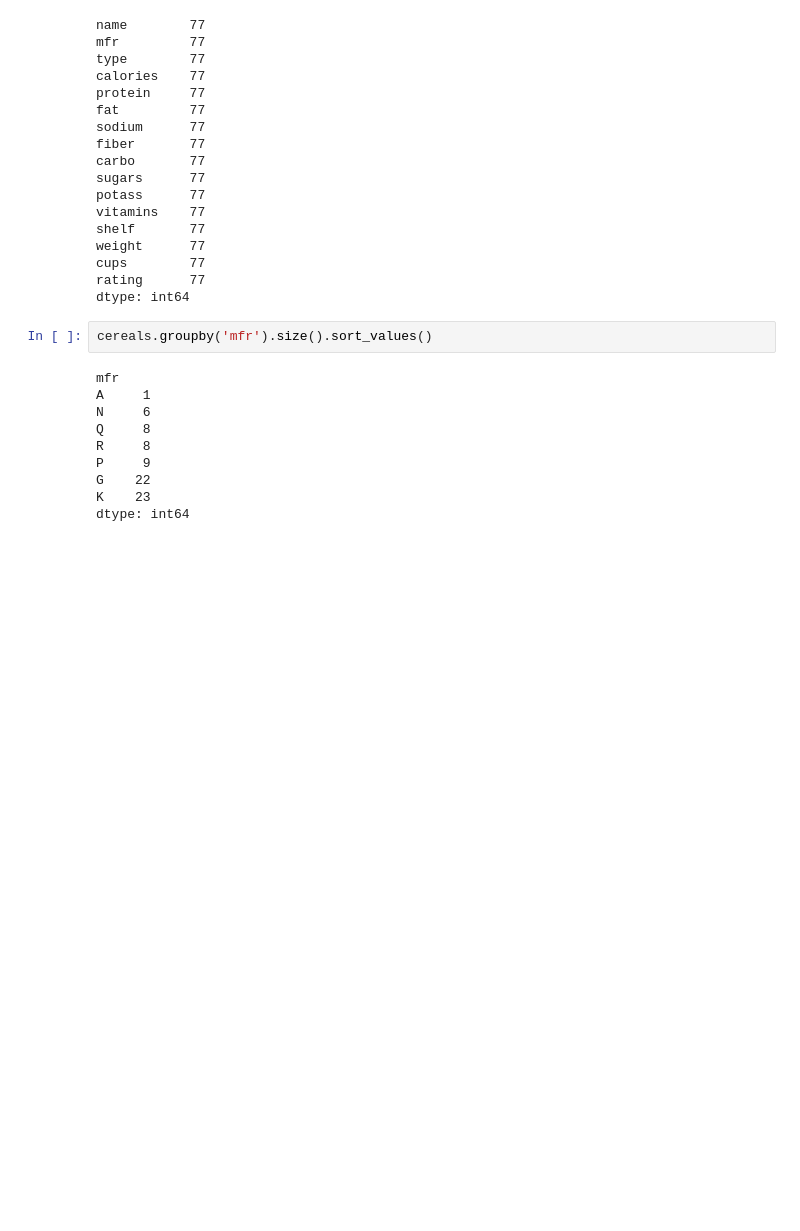
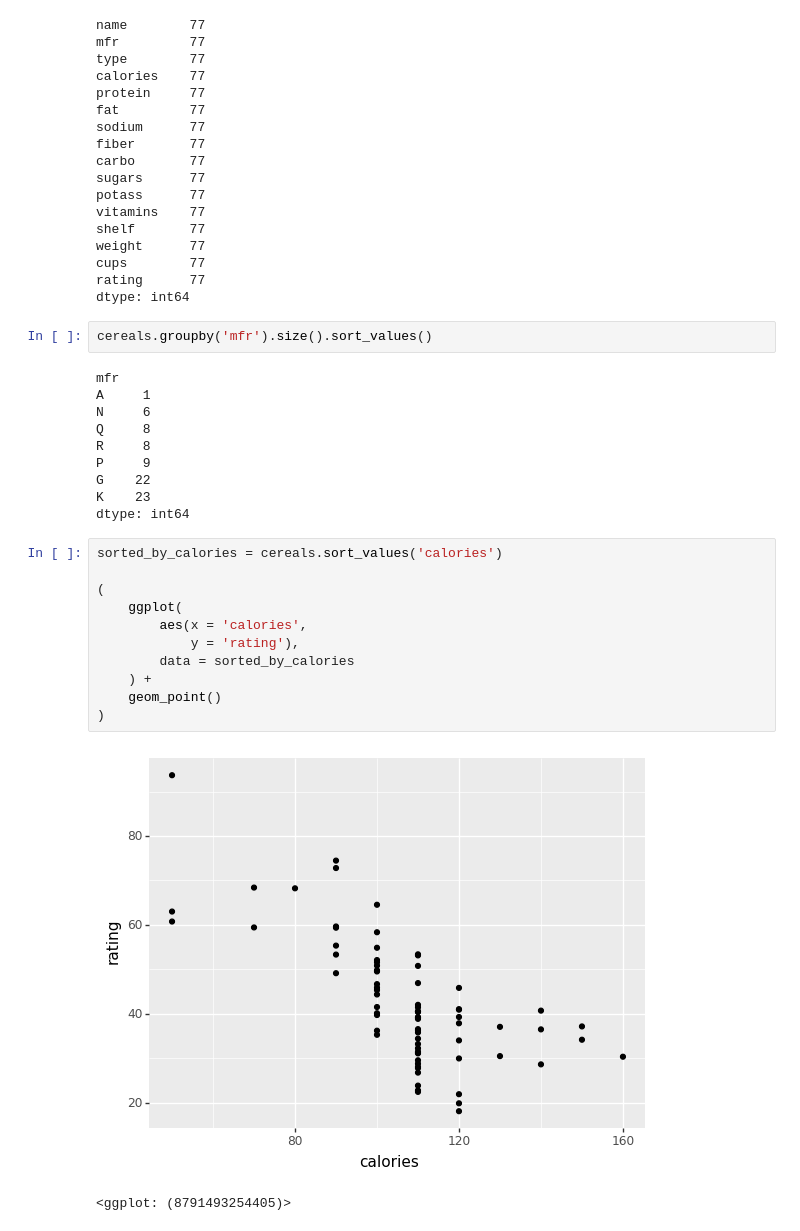
Before and after one commit to briandk/2020-virtual-program-in-data-science, a Jupyter notebook: cereals.ipynb, the cells around one changed output. Cells and saved outputs as stored; diff of their text form; blank space fills up the shorter version.

Commit message:
Plot calories vs. rating

```diff
--- a/cereals.ipynb
+++ b/cereals.ipynb
@@ -54,3 +57,17 @@ P     9
 G    22
 K    23
 dtype: int64
+# %%
+sorted_by_calories = cereals.sort_values('calories')
+
+(
+    ggplot(
+        aes(x = 'calories',
+            y = 'rating'),
+        data = sorted_by_calories
+    ) +
+    geom_point()
+)
+# %% [output]
+[figure, added]
+<ggplot: (8791493254405)>
```
Also changed, not shown: parts of 2 cells of this notebook.
